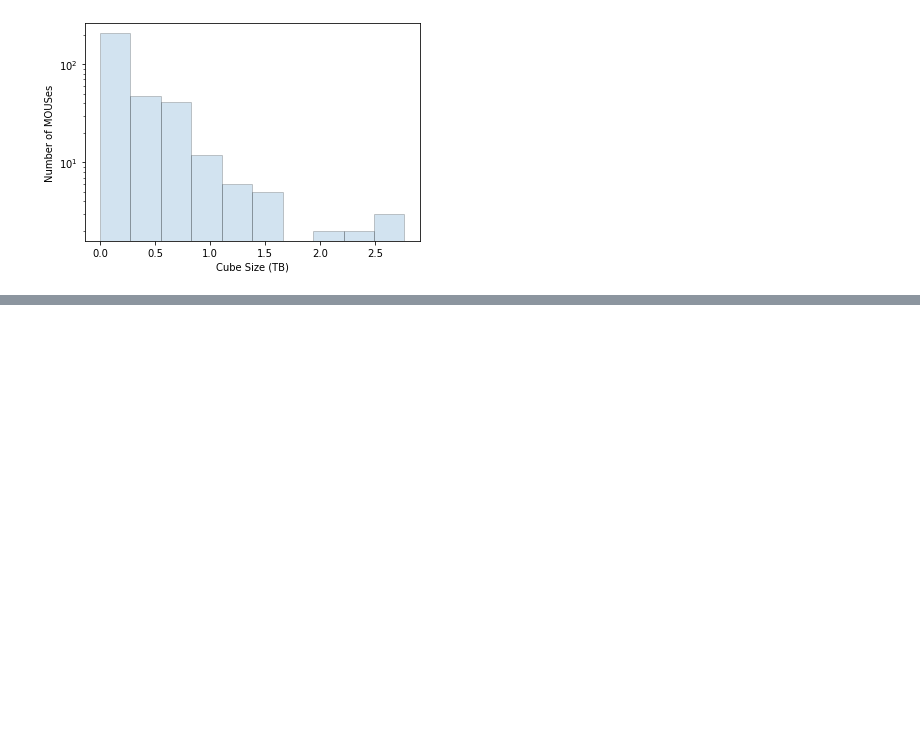
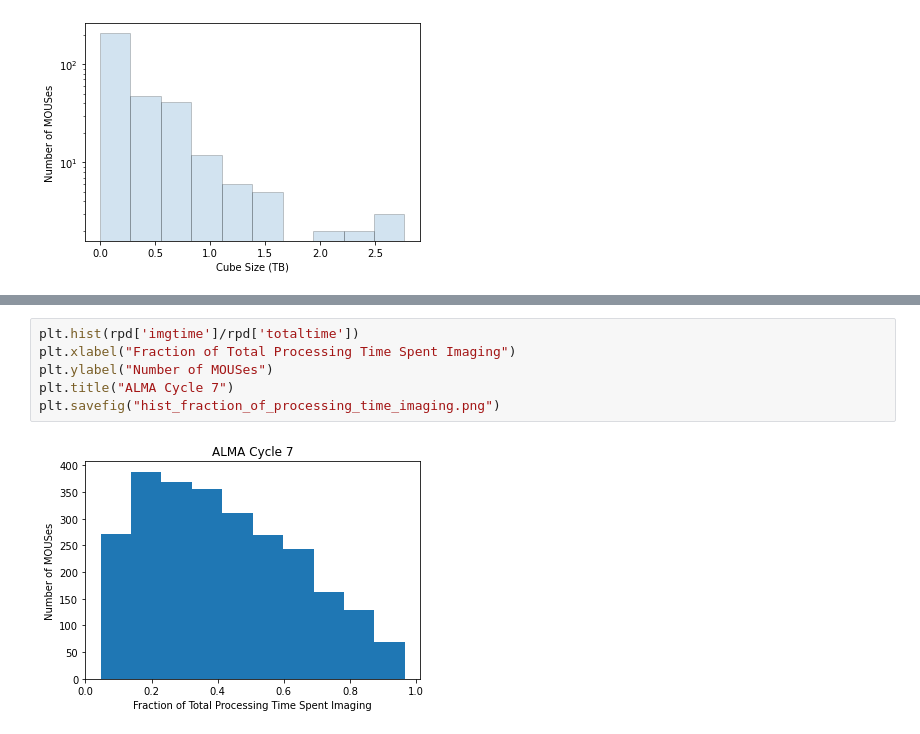
Before and after one commit to aakepley/big-cubes, a Jupyter notebook: calc_weblog_mitigation_stats.ipynb, the cells around one changed output, grey strips where cells are left out. Drawn from its saved outputs; the diff is of its cells as text; blank space fills up the shorter version.

```diff
--- a/calc_weblog_mitigation_stats.ipynb
+++ b/calc_weblog_mitigation_stats.ipynb
@@ -446,0 +463,8 @@ Text(0, 0.5, 'Number of MOUSes')
+# %%
+plt.hist(rpd['imgtime']/rpd['totaltime'])
+plt.xlabel("Fraction of Total Processing Time Spent Imaging")
+plt.ylabel("Number of MOUSes")
+plt.title("ALMA Cycle 7")
+plt.savefig("hist_fraction_of_processing_time_imaging.png")
+# %% [output]
+[figure, added]
```
Also changed, not shown: parts of 8 cells of this notebook, 4 other files.
